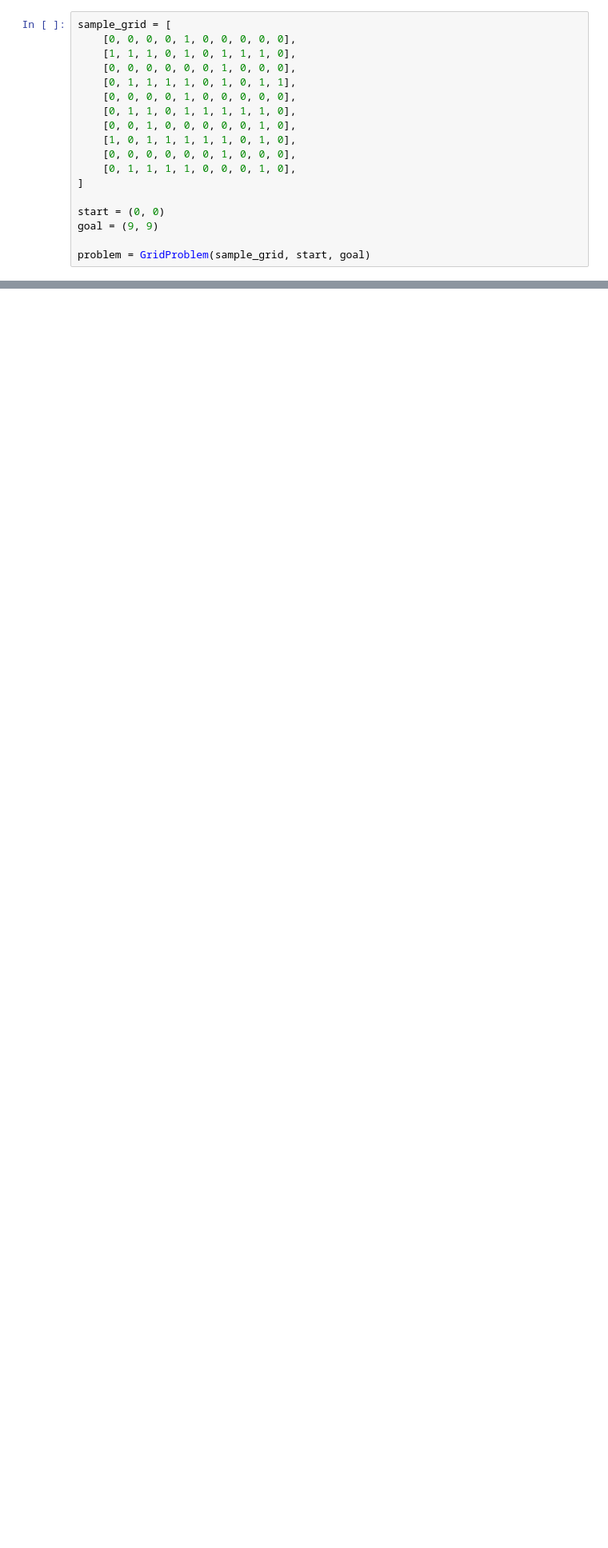
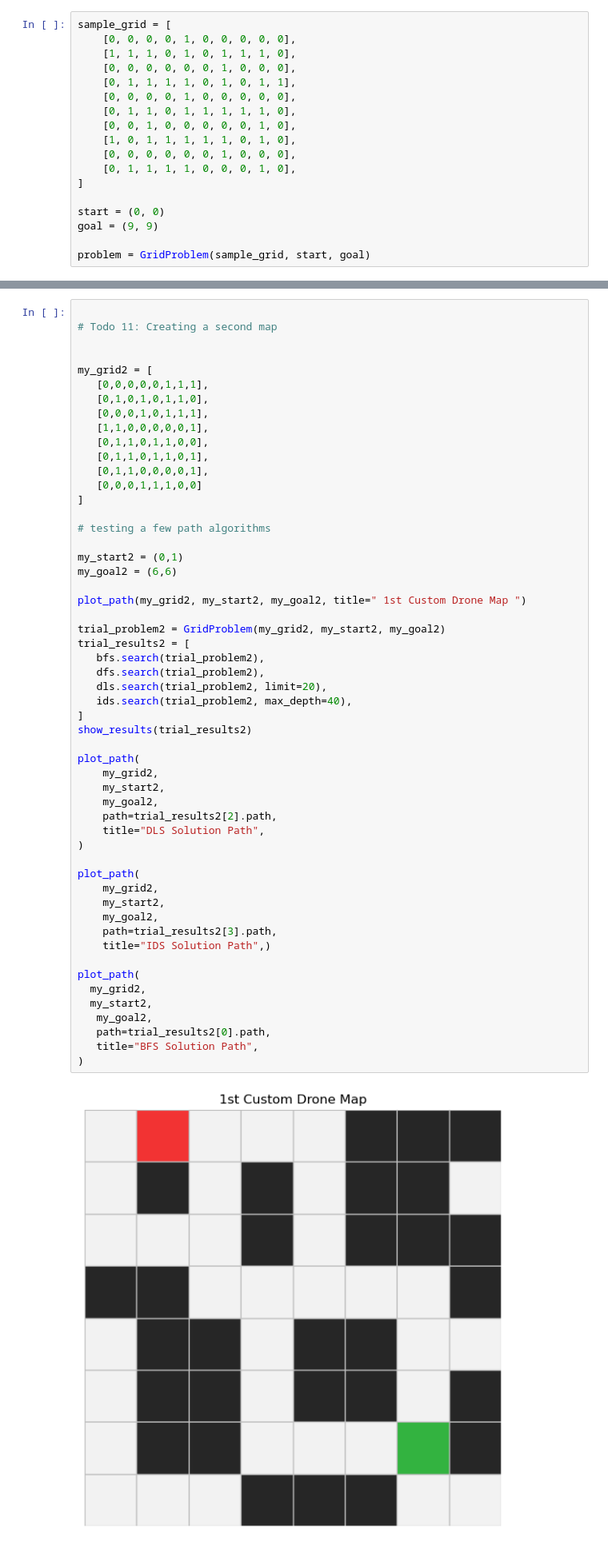
Before and after one commit to EdwardAnokyeJnr/Intro_to_AI_labs, a Jupyter notebook: Lab_1/Lab_1_partA.ipynb, the cells around one changed output, grey strips where cells are left out. Shown at 80% size. Cells and saved outputs as stored; diff of their text form; blank space fills up the shorter version.

```diff
--- a/Lab_1/Lab_1_partA.ipynb
+++ b/Lab_1/Lab_1_partA.ipynb
@@ -329,0 +646,56 @@ class SearchAlgorithm(ABC):
+# %%
+
+# Todo 11: Creating a second map
+
+
+my_grid2 = [
+   [0,0,0,0,0,1,1,1],
+   [0,1,0,1,0,1,1,0],
+   [0,0,0,1,0,1,1,1],
+   [1,1,0,0,0,0,0,1],
+   [0,1,1,0,1,1,0,0],
+   [0,1,1,0,1,1,0,1],
+   [0,1,1,0,0,0,0,1],
+   [0,0,0,1,1,1,0,0]
+]
+
+# testing a few path algorithms
+
+my_start2 = (0,1)
+my_goal2 = (6,6)
+
+plot_path(my_grid2, my_start2, my_goal2, title=" 1st Custom Drone Map ")
+
+trial_problem2 = GridProblem(my_grid2, my_start2, my_goal2)
+trial_results2 = [
+   bfs.search(trial_problem2),
+   dfs.search(trial_problem2),
+   dls.search(trial_problem2, limit=20),
+   ids.search(trial_problem2, max_depth=40),
+]
+show_results(trial_results2)
+
+plot_path(
+    my_grid2,
+    my_start2,
+    my_goal2,
+    path=trial_results2[2].path,
+    title="DLS Solution Path",
+)
+
+plot_path(
+    my_grid2,
+    my_start2,
+    my_goal2,
+    path=trial_results2[3].path,
+    title="IDS Solution Path",)
+
+plot_path(
+  my_grid2,
+  my_start2,
+   my_goal2,
+   path=trial_results2[0].path,
+   title="BFS Solution Path",
+)
+# %% [output]
+[figure, added]
```
Also changed, not shown: parts of 28 cells of this notebook.
